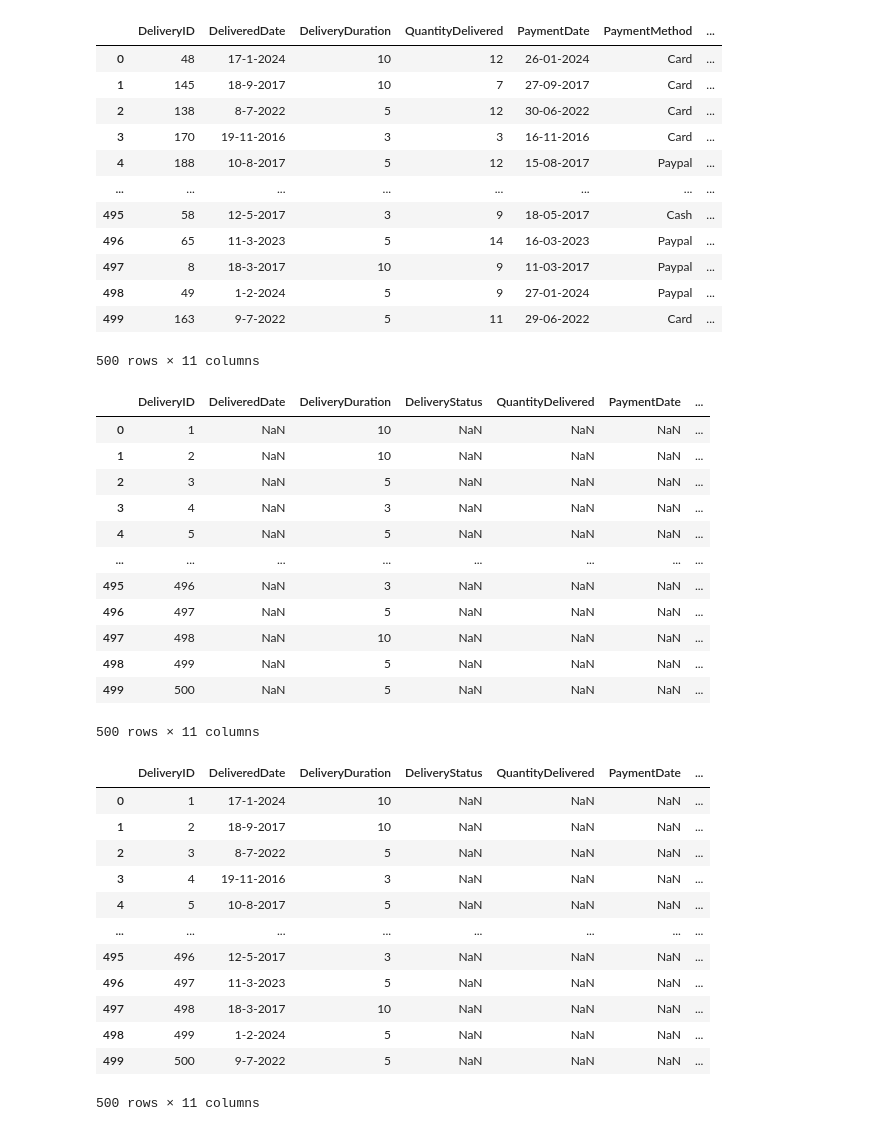
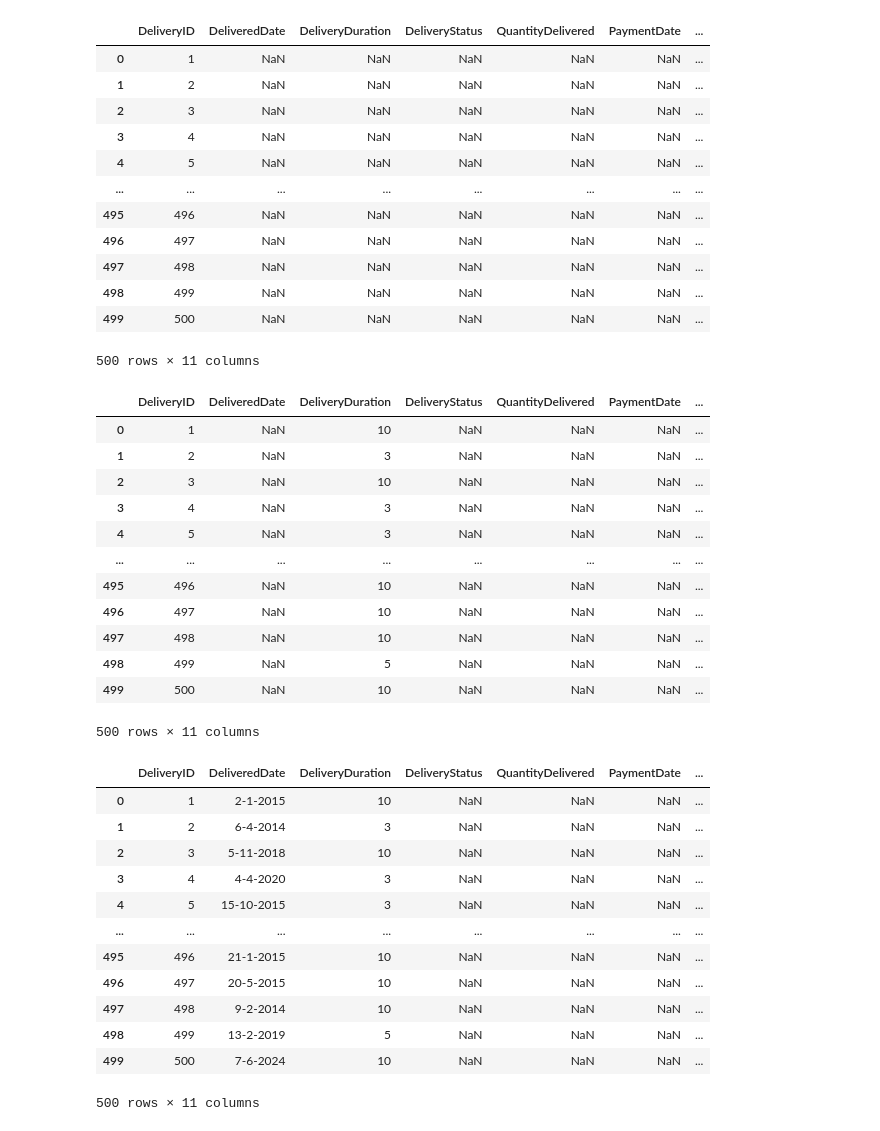
Before and after one commit to hshariq/dwh, a Jupyter notebook: CDo.ipynb, the cells around one changed output. Cells and saved outputs as stored; diff of their text form; code cells hidden in the pictures.

```diff
--- a/CDo.ipynb
+++ b/CDo.ipynb
@@ -26,24 +33,23 @@ fake = Faker(use_weighting=True,locale='en_US')
 # %%
 ids= []
 import random
 for i in range(0,500):
-   a=random.randint(1,200) #jitne order utne deliveries
-   ids.append(a)
+   ids.append(i+1)
 df['DeliveryID'] = ids
 df
 # %% [output]
-|  | DeliveryID | DeliveredDate | DeliveryDuration | QuantityDelivered | PaymentDate | PaymentMethod | ... |
-| 0 | 48 | 17-1-2024 | 10 | 12 | 26-01-2024 | Card | ... |
-| 1 | 145 | 18-9-2017 | 10 | 7 | 27-09-2017 | Card | ... |
-| 2 | 138 | 8-7-2022 | 5 | 12 | 30-06-2022 | Card | ... |
-| 3 | 170 | 19-11-2016 | 3 | 3 | 16-11-2016 | Card | ... |
-| 4 | 188 | 10-8-2017 | 5 | 12 | 15-08-2017 | Paypal | ... |
+|  | DeliveryID | DeliveredDate | DeliveryDuration | DeliveryStatus | QuantityDelivered | PaymentDate | ... |
+| 0 | 1 | NaN | NaN | NaN | NaN | NaN | ... |
+| 1 | 2 | NaN | NaN | NaN | NaN | NaN | ... |
+| 2 | 3 | NaN | NaN | NaN | NaN | NaN | ... |
+| 3 | 4 | NaN | NaN | NaN | NaN | NaN | ... |
+| 4 | 5 | NaN | NaN | NaN | NaN | NaN | ... |
 | ... | ... | ... | ... | ... | ... | ... | ... |
-| 495 | 58 | 12-5-2017 | 3 | 9 | 18-05-2017 | Cash | ... |
-| 496 | 65 | 11-3-2023 | 5 | 14 | 16-03-2023 | Paypal | ... |
-| 497 | 8 | 18-3-2017 | 10 | 9 | 11-03-2017 | Paypal | ... |
-| 498 | 49 | 1-2-2024 | 5 | 9 | 27-01-2024 | Paypal | ... |
-| 499 | 163 | 9-7-2022 | 5 | 11 | 29-06-2022 | Card | ... |
+| 495 | 496 | NaN | NaN | NaN | NaN | NaN | ... |
+| 496 | 497 | NaN | NaN | NaN | NaN | NaN | ... |
+| 497 | 498 | NaN | NaN | NaN | NaN | NaN | ... |
+| 498 | 499 | NaN | NaN | NaN | NaN | NaN | ... |
+| 499 | 500 | NaN | NaN | NaN | NaN | NaN | ... |
 500 rows × 11 columns
 # %%
 q= []
@@ -62,16 +68,16 @@ df
 # %% [output]
 |  | DeliveryID | DeliveredDate | DeliveryDuration | DeliveryStatus | QuantityDelivered | PaymentDate | ... |
 | 0 | 1 | NaN | 10 | NaN | NaN | NaN | ... |
-| 1 | 2 | NaN | 10 | NaN | NaN | NaN | ... |
-| 2 | 3 | NaN | 5 | NaN | NaN | NaN | ... |
+| 1 | 2 | NaN | 3 | NaN | NaN | NaN | ... |
+| 2 | 3 | NaN | 10 | NaN | NaN | NaN | ... |
 | 3 | 4 | NaN | 3 | NaN | NaN | NaN | ... |
-| 4 | 5 | NaN | 5 | NaN | NaN | NaN | ... |
+| 4 | 5 | NaN | 3 | NaN | NaN | NaN | ... |
 | ... | ... | ... | ... | ... | ... | ... | ... |
-| 495 | 496 | NaN | 3 | NaN | NaN | NaN | ... |
-| 496 | 497 | NaN | 5 | NaN | NaN | NaN | ... |
+| 495 | 496 | NaN | 10 | NaN | NaN | NaN | ... |
+| 496 | 497 | NaN | 10 | NaN | NaN | NaN | ... |
 | 497 | 498 | NaN | 10 | NaN | NaN | NaN | ... |
 | 498 | 499 | NaN | 5 | NaN | NaN | NaN | ... |
-| 499 | 500 | NaN | 5 | NaN | NaN | NaN | ... |
+| 499 | 500 | NaN | 10 | NaN | NaN | NaN | ... |
 500 rows × 11 columns
 # %%
 import random
@@ -88,17 +94,17 @@ df['DeliveredDate'] = dates
 df
 # %% [output]
 |  | DeliveryID | DeliveredDate | DeliveryDuration | DeliveryStatus | QuantityDelivered | PaymentDate | ... |
-| 0 | 1 | 17-1-2024 | 10 | NaN | NaN | NaN | ... |
-| 1 | 2 | 18-9-2017 | 10 | NaN | NaN | NaN | ... |
-| 2 | 3 | 8-7-2022 | 5 | NaN | NaN | NaN | ... |
-| 3 | 4 | 19-11-2016 | 3 | NaN | NaN | NaN | ... |
-| 4 | 5 | 10-8-2017 | 5 | NaN | NaN | NaN | ... |
+| 0 | 1 | 2-1-2015 | 10 | NaN | NaN | NaN | ... |
+| 1 | 2 | 6-4-2014 | 3 | NaN | NaN | NaN | ... |
+| 2 | 3 | 5-11-2018 | 10 | NaN | NaN | NaN | ... |
+| 3 | 4 | 4-4-2020 | 3 | NaN | NaN | NaN | ... |
+| 4 | 5 | 15-10-2015 | 3 | NaN | NaN | NaN | ... |
 | ... | ... | ... | ... | ... | ... | ... | ... |
-| 495 | 496 | 12-5-2017 | 3 | NaN | NaN | NaN | ... |
-| 496 | 497 | 11-3-2023 | 5 | NaN | NaN | NaN | ... |
-| 497 | 498 | 18-3-2017 | 10 | NaN | NaN | NaN | ... |
-| 498 | 499 | 1-2-2024 | 5 | NaN | NaN | NaN | ... |
-| 499 | 500 | 9-7-2022 | 5 | NaN | NaN | NaN | ... |
+| 495 | 496 | 21-1-2015 | 10 | NaN | NaN | NaN | ... |
+| 496 | 497 | 20-5-2015 | 10 | NaN | NaN | NaN | ... |
+| 497 | 498 | 9-2-2014 | 10 | NaN | NaN | NaN | ... |
+| 498 | 499 | 13-2-2019 | 5 | NaN | NaN | NaN | ... |
+| 499 | 500 | 7-6-2024 | 10 | NaN | NaN | NaN | ... |
 500 rows × 11 columns
 # %%
 q= []
```
Also changed, not shown: parts of 10 cells of this notebook, 10 other files.
